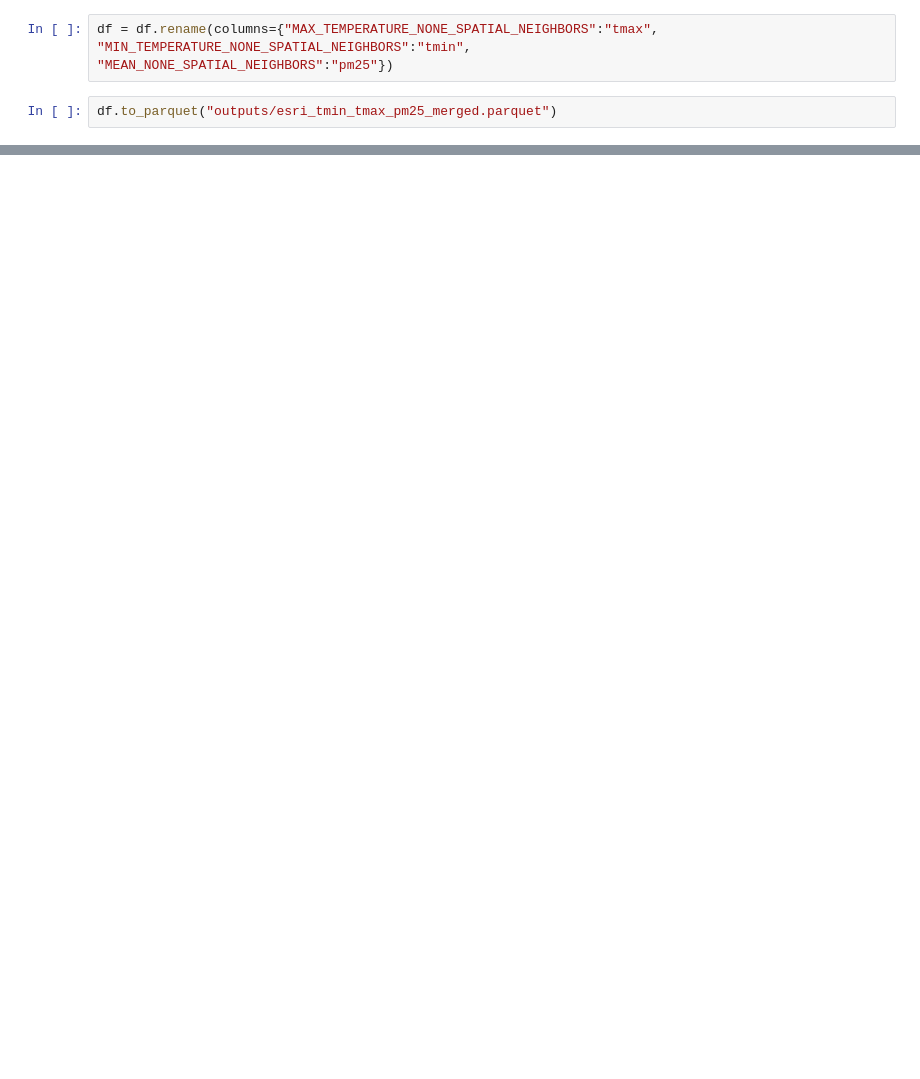
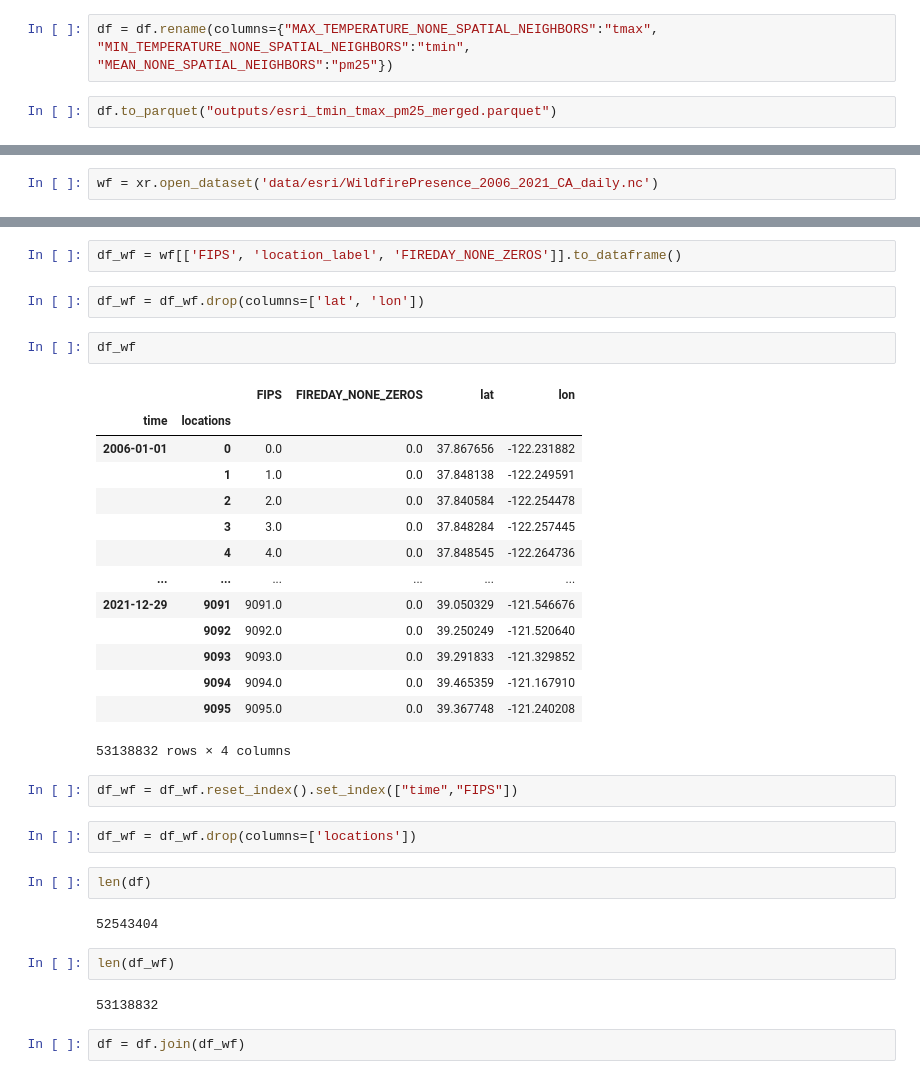
Before and after one commit to NSAPH-Projects/concurrence-climate-hazards, a Jupyter notebook: merge_data.ipynb, the cells around one changed output, grey strips where cells are left out. Saved outputs shown, nothing was run; the diff lists cells and outputs as text; blank space fills up the shorter version.

Commit message:
add wildfire day
addresses #2

```diff
--- a/merge_data.ipynb
+++ b/merge_data.ipynb
@@ -184,0 +219,2 @@ df.to_parquet("outputs/esri_tmin_tmax_pm25_merged.parquet")
+# %%
+wf = xr.open_dataset('data/esri/WildfirePresence_2006_2021_CA_daily.nc')
@@ -184,0 +241,35 @@ df.to_parquet("outputs/esri_tmin_tmax_pm25_merged.parquet")
+# %%
+df_wf = wf[['FIPS', 'location_label', 'FIREDAY_NONE_ZEROS']].to_dataframe()
+# %%
+df_wf = df_wf.drop(columns=['lat', 'lon'])
+# %%
+df_wf
+# %% [output]
+|  |  | FIPS | FIREDAY_NONE_ZEROS | lat | lon |
+| time | locations |  |  |  |  |
+| 2006-01-01 | 0 | 0.0 | 0.0 | 37.867656 | -122.231882 |
+|  | 1 | 1.0 | 0.0 | 37.848138 | -122.249591 |
+|  | 2 | 2.0 | 0.0 | 37.840584 | -122.254478 |
+|  | 3 | 3.0 | 0.0 | 37.848284 | -122.257445 |
+|  | 4 | 4.0 | 0.0 | 37.848545 | -122.264736 |
+| ... | ... | ... | ... | ... | ... |
+| 2021-12-29 | 9091 | 9091.0 | 0.0 | 39.050329 | -121.546676 |
+|  | 9092 | 9092.0 | 0.0 | 39.250249 | -121.520640 |
+|  | 9093 | 9093.0 | 0.0 | 39.291833 | -121.329852 |
+|  | 9094 | 9094.0 | 0.0 | 39.465359 | -121.167910 |
+|  | 9095 | 9095.0 | 0.0 | 39.367748 | -121.240208 |
+53138832 rows × 4 columns
+# %%
+df_wf = df_wf.reset_index().set_index(["time","FIPS"])
+# %%
+df_wf = df_wf.drop(columns=['locations'])
+# %%
+len(df)
+# %% [output]
+52543404
+# %%
+len(df_wf)
+# %% [output]
+53138832
+# %%
+df = df.join(df_wf)
```
Also changed, not shown: parts of 7 cells of this notebook, 2 other files.
